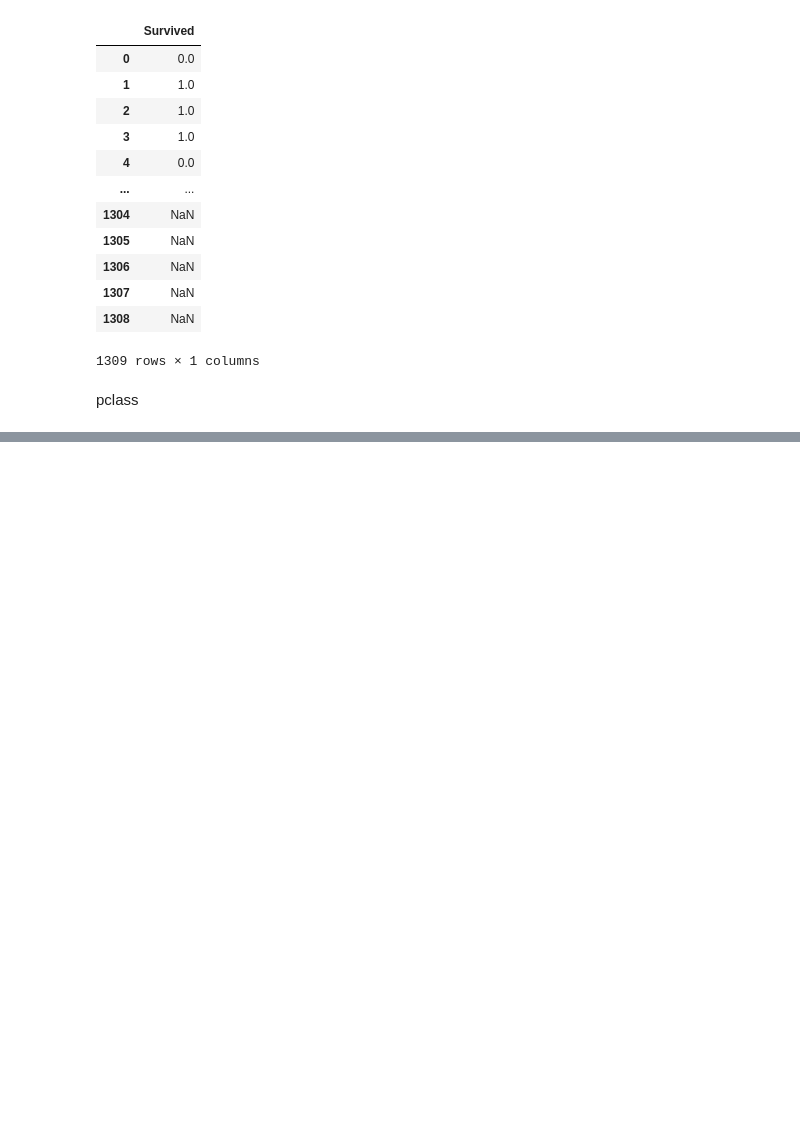
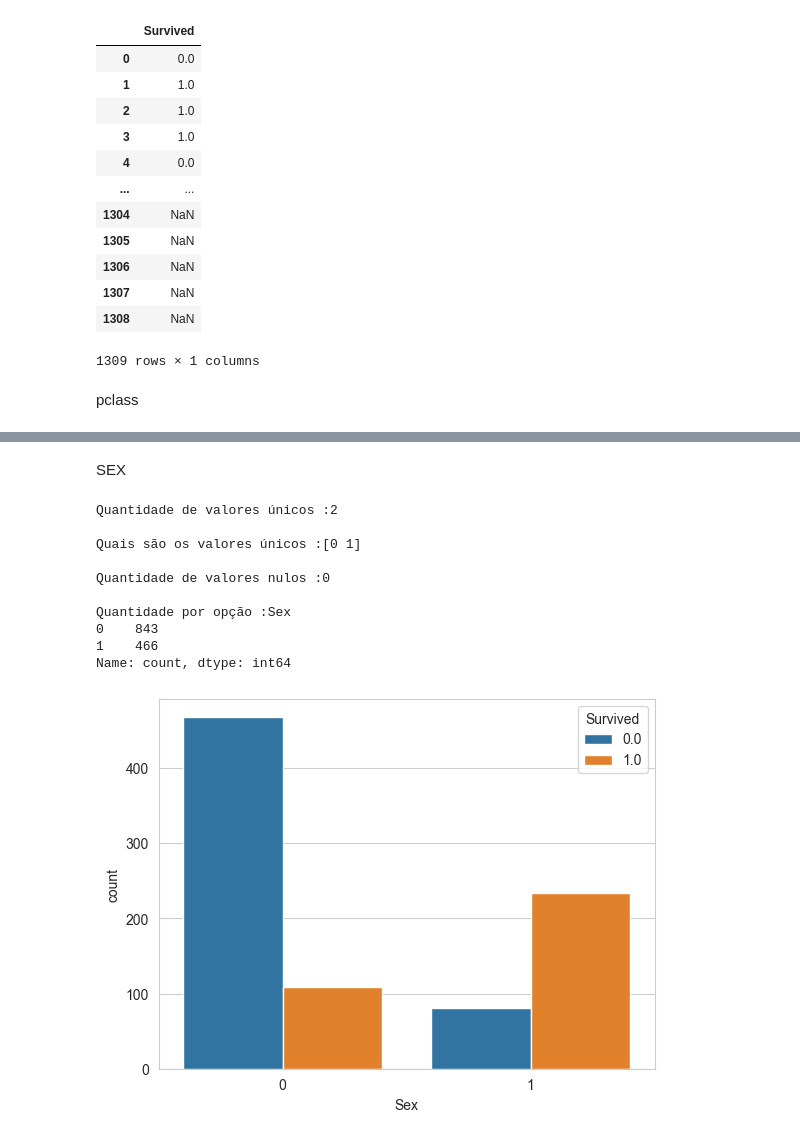
Before and after one commit to JairCipriano/projeto_machine_learning, a Jupyter notebook: machine_titanic/kaggle_titanic.ipynb, the cells around one changed output, grey strips where cells are left out. Cells and saved outputs as stored; diff of their text form; code cells hidden in the pictures; blank space fills up the shorter version.

```diff
--- a/machine_titanic/kaggle_titanic.ipynb
+++ b/machine_titanic/kaggle_titanic.ipynb
@@ -276,0 +322,2 @@ pclass
+# %% [markdown]
+SEX
@@ -276,0 +327,15 @@ pclass
+# %%
+#Chamei a funcão novemanete
+titanic_func(titanic_df,'Sex')
+# %% [output]
+Quantidade de valores únicos :2
+
+Quais são os valores únicos :[0 1]
+
+Quantidade de valores nulos :0
+
+Quantidade por opção :Sex
+0    843
+1    466
+Name: count, dtype: int64
+[figure, added]
```
Also changed, not shown: parts of 28 cells of this notebook.
